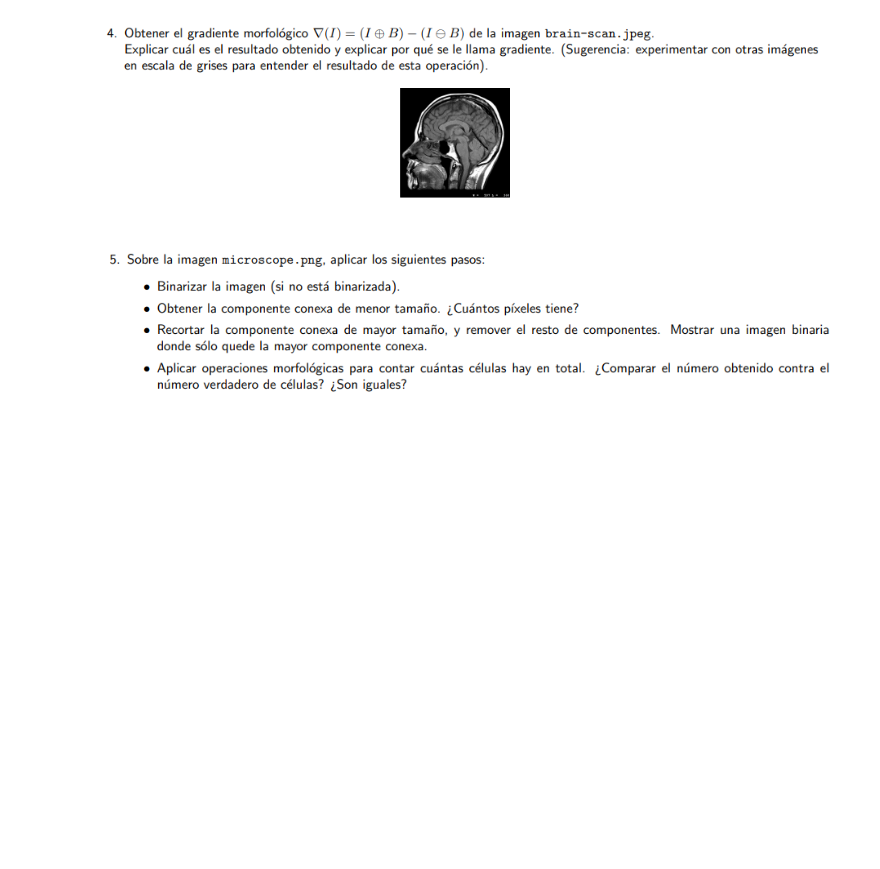
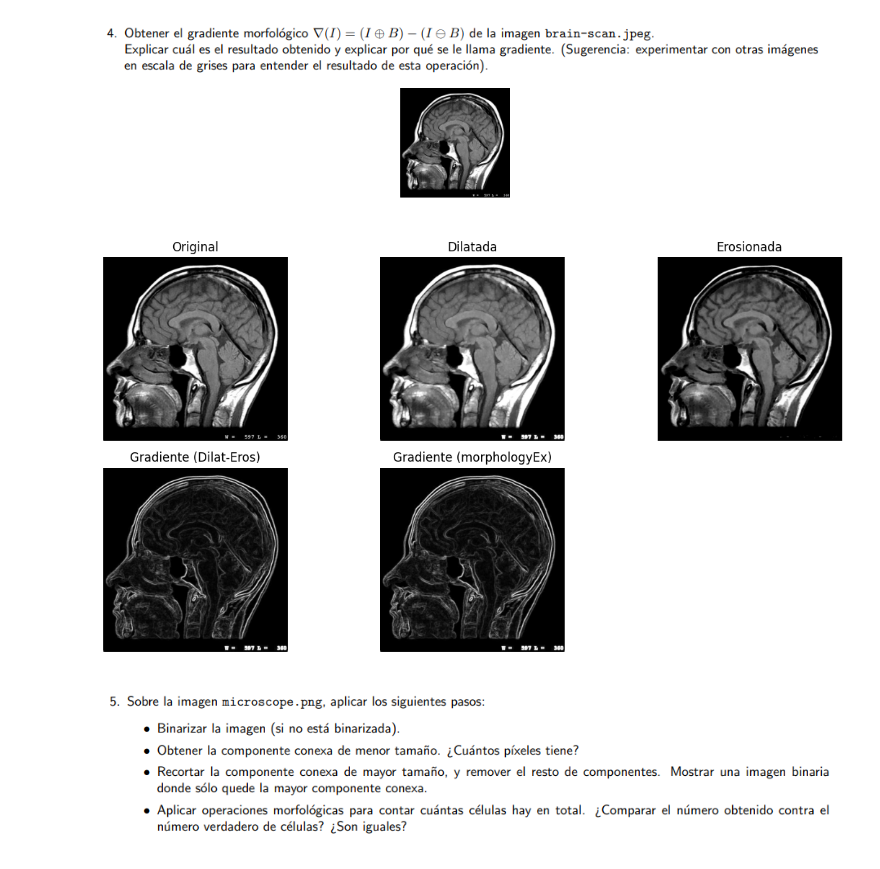
Before and after one commit to MarioGuerra21008/Lab2VC, a Jupyter notebook: main.ipynb, the cells around one changed output. Cells and saved outputs as stored; diff of their text form; code cells hidden in the pictures; blank space fills up the shorter version.

Commit message:
feat: gradient with two methods

```diff
--- a/main.ipynb
+++ b/main.ipynb
@@ -24,3 +22,59 @@
+# %%
+import cv2
+import numpy as np
+import matplotlib.pyplot as plt
+
+
+imagen = cv2.imread('./assets/brain-scan.jpeg', cv2.IMREAD_GRAYSCALE)
+
+
+kernel = np.ones((3, 3), np.uint8)
+
+# --- MÉTODO 1: DILATACIÓN Y EROSIÓN POR SEPARADO ---
+
+
+dilatada = cv2.dilate(imagen, kernel, iterations=1)
+
+erosionada = cv2.erode(imagen, kernel, iterations=1)
+
+gradiente_manual = dilatada - erosionada
+
+
+# --- MÉTODO 2: USANDO morphologyEx ---
+gradiente_opencv = cv2.morphologyEx(imagen, cv2.MORPH_GRADIENT, kernel)
+
+
+plt.figure(figsize=(12, 6))
+
+plt.subplot(2, 3, 1)
+plt.imshow(imagen, cmap='gray')
+plt.title('Original')
+plt.axis('off')
+
+plt.subplot(2, 3, 2)
+plt.imshow(dilatada, cmap='gray')
+plt.title('Dilatada')
+plt.axis('off')
+
+plt.subplot(2, 3, 3)
+plt.imshow(erosionada, cmap='gray')
+plt.title('Erosionada')
+plt.axis('off')
+
+plt.subplot(2, 3, 4)
+plt.imshow(gradiente_manual, cmap='gray')
+plt.title('Gradiente (Dilat-Eros)')
+plt.axis('off')
+
+plt.subplot(2, 3, 5)
+plt.imshow(gradiente_opencv, cmap='gray')
+plt.title('Gradiente (morphologyEx)')
+plt.axis('off')
+
+plt.tight_layout()
+plt.show()
+# %% [output]
+[figure, added]
 # %% [markdown]
 ![image.png](attachment:image.png)
 # %%
```
Also changed, not shown: parts of 1 cell of this notebook, 1 other file.
